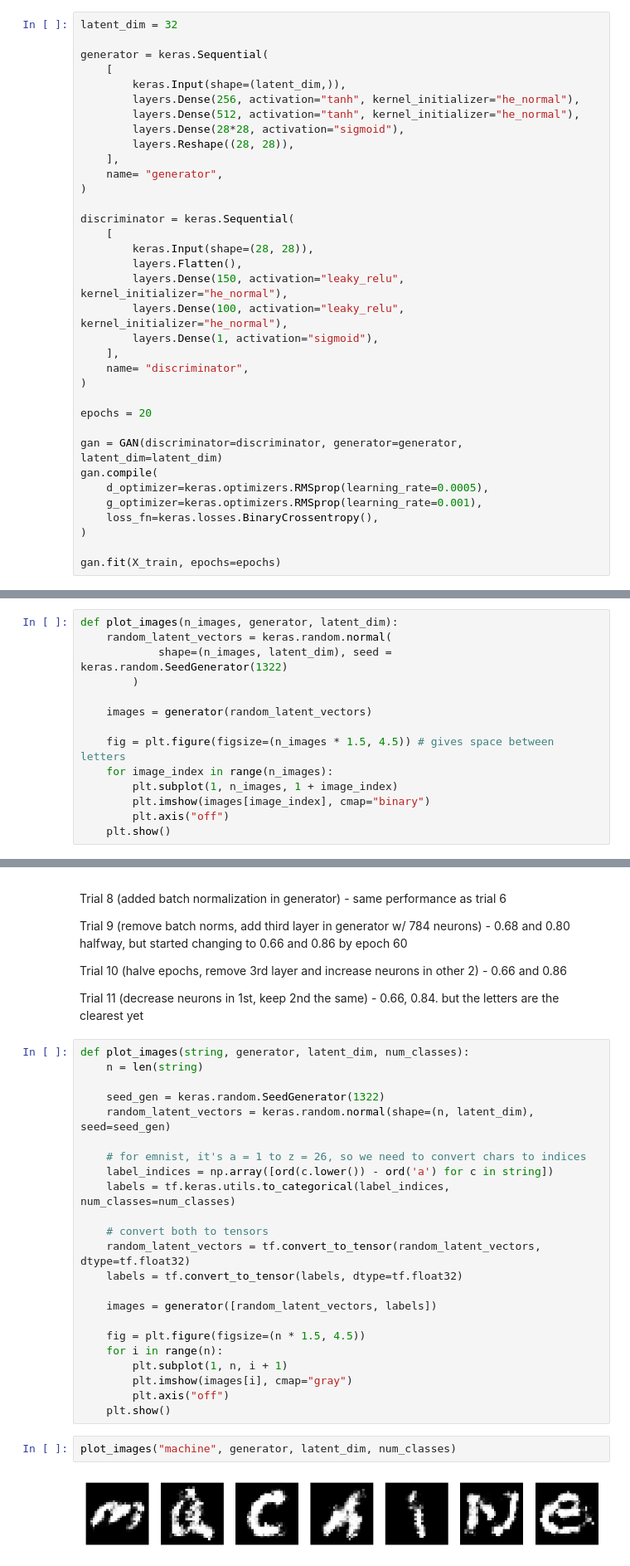
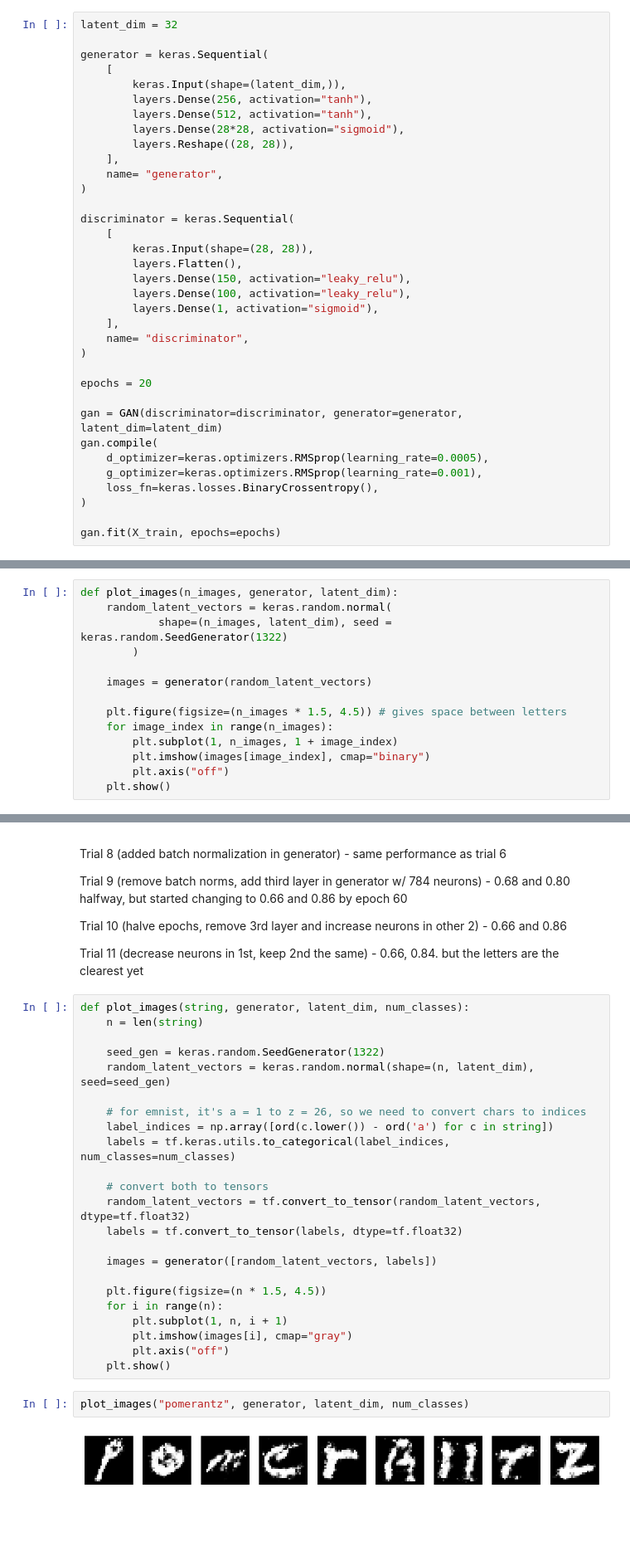
Before and after one commit to amrpom/mal_2, a Jupyter notebook: assignment_2/assignment.ipynb, the cells around one changed output, grey strips where cells are left out. Shown at 83% size. Cells and saved outputs as stored; diff of their text form; blank space fills up the shorter version.

```diff
--- a/assignment_2/assignment.ipynb
+++ b/assignment_2/assignment.ipynb
@@ -107,8 +105,8 @@ latent_dim = 32
 generator = keras.Sequential(
     [
         keras.Input(shape=(latent_dim,)),
-        layers.Dense(256, activation="tanh", kernel_initializer="he_normal"),
-        layers.Dense(512, activation="tanh", kernel_initializer="he_normal"),
+        layers.Dense(256, activation="tanh"),
+        layers.Dense(512, activation="tanh"),
         layers.Dense(28*28, activation="sigmoid"),
         layers.Reshape((28, 28)),
     ],
@@ -119,8 +117,8 @@ discriminator = keras.Sequential(
     [
         keras.Input(shape=(28, 28)),
         layers.Flatten(),
-        layers.Dense(150, activation="leaky_relu", kernel_initializer="he_normal"),
-        layers.Dense(100, activation="leaky_relu", kernel_initializer="he_normal"),
+        layers.Dense(150, activation="leaky_relu"),
+        layers.Dense(100, activation="leaky_relu"),
         layers.Dense(1, activation="sigmoid"),
     ],
     name= "discriminator",
@@ -163,7 +161,7 @@ def plot_images(n_images, generator, latent_dim):
 
     images = generator(random_latent_vectors)
 
-    fig = plt.figure(figsize=(n_images * 1.5, 4.5)) # gives space between letters
+    plt.figure(figsize=(n_images * 1.5, 4.5)) # gives space between letters
     for image_index in range(n_images):
         plt.subplot(1, n_images, 1 + image_index)
         plt.imshow(images[image_index], cmap="binary")
@@ -343,13 +341,13 @@ def plot_images(string, generator, latent_dim, num_classes):
 
     images = generator([random_latent_vectors, labels])
 
-    fig = plt.figure(figsize=(n * 1.5, 4.5))
+    plt.figure(figsize=(n * 1.5, 4.5))
     for i in range(n):
         plt.subplot(1, n, i + 1)
         plt.imshow(images[i], cmap="gray")
         plt.axis("off")
     plt.show()
 # %%
-plot_images("machine", generator, latent_dim, num_classes)
+plot_images("pomerantz", generator, latent_dim, num_classes)
 # %% [output]
-[figure, old version]
+[figure, new version]
```
Also changed, not shown: parts of 11 cells of this notebook.
